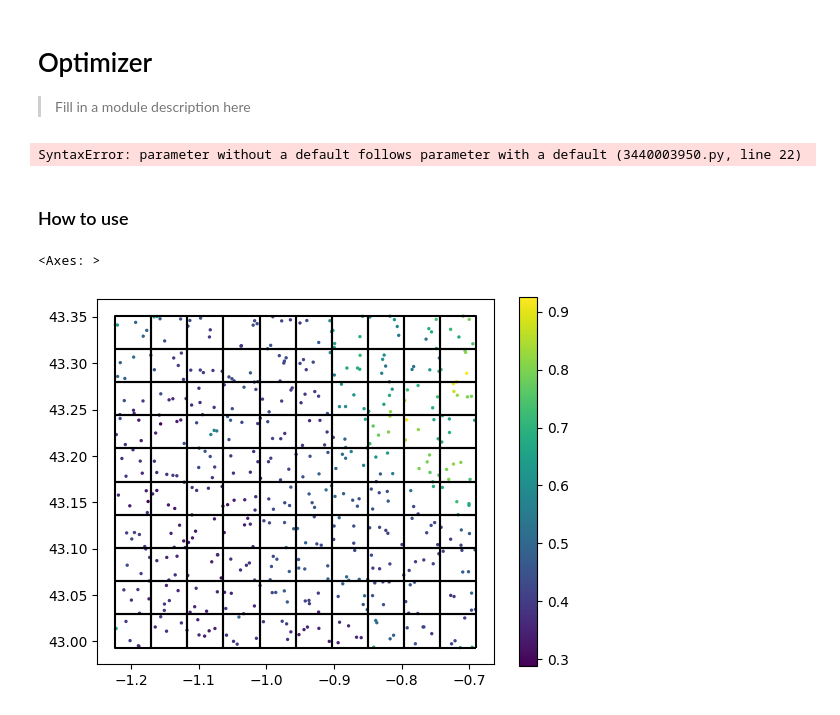
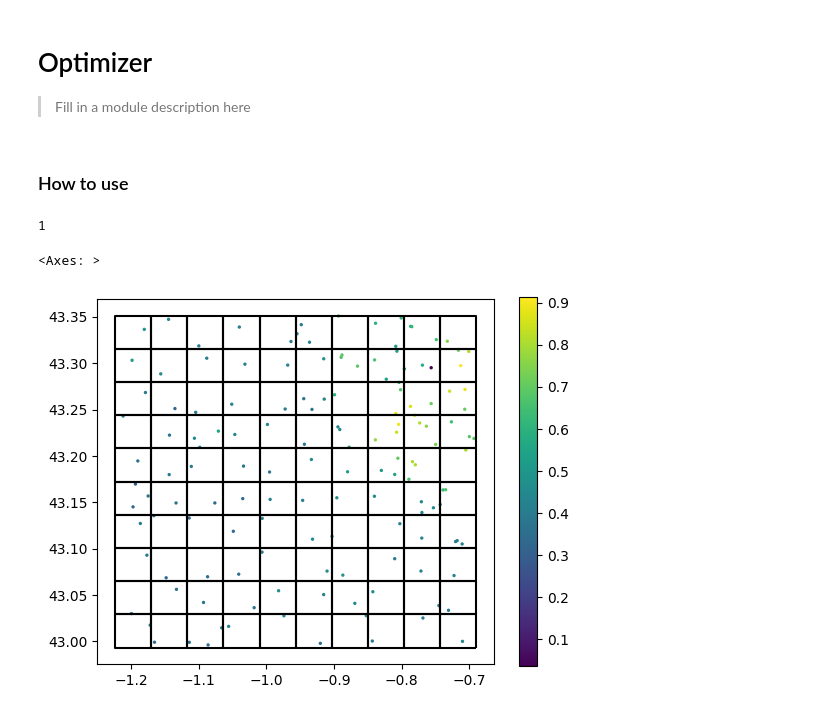
Before and after one commit to franckalbinet/trufl, a Jupyter notebook: nbs/02_optimizer.ipynb, the cells around one changed output. Saved outputs shown, nothing was run; the diff lists cells and outputs as text; code cells hidden in the pictures.

```diff
--- a/nbs/02_optimizer.ipynb
+++ b/nbs/02_optimizer.ipynb
@@ -25,27 +25,33 @@ class Optimizer:
         "Get the metric values for polygon"
         metrics_df = df.groupby('loc_id')['value'].agg(['mean', 'median', 'min', 'max', 'std']).reset_index()
         metrics_df.columns = ['loc_id', 'mean_value', 'median_value', 'min_value', 'max_value', 'std_value']
+        self.metrics = metrics_df
         return metrics_df
 
-    def get_priority_ranking(self, metrics_df):
-        "Get the priority ranking of the polygons based on the internal metrics"
-        pass
-        ranking_df = ranking_df
-        return ranking_df
 
     def get_external_metrics(self, df, window_size:int=1):
         "Get the metric values for the neighborhood around the polygon"
         pass
         return df
 
-    def optimize_sample_number(self, point_budget, initial_n_points, id:int, priority_ranking):
+    def optimize_sample_number(self, point_budget, metrics):
         "Optimize the number of points for polygon (id_name) based on samples in t and the metrics of the polygon and its neighborhood. Return the number of points to sample in t+1."
 
-        proposed_n_points = initial_n_points
+        # greedy approach, sample everywhere but more in areas with higher std
+        proposed_n_points = []
+        loc_ids = metrics['loc_id']
+        print(int(point_budget/len(loc_ids)))
+        avg_proposed_points = int(point_budget/len(loc_ids))
 
-        return proposed_n_points
+        proposed_n_points = []
+        for loc_id in loc_ids:
+            std_value = metrics.loc[metrics['loc_id'] == loc_id, 'std_value'].values[0]
+            if std_value > 0.05:  # adjust the threshold as needed
+                proposed_n_points.append(avg_proposed_points*3)  # increase by 2
+            else:
+                proposed_n_points.append(avg_proposed_points)
+
+        return zip(loc_ids, proposed_n_points)
-# %% [output]
-SyntaxError: parameter without a default follows parameter with a default (3440003950.py, line 22)
 # %%
 #| hide
 import nbdev; nbdev.nbdev_export()
@@ -54,46 +60,46 @@ import nbdev; nbdev.nbdev_export()
 # %%
 
 from trufl.utils import gridder
 from trufl.sampler import Sampler
 import pandas as pd
 
 fname_raster = './files/ground-truth-02-4326-simulated.tif'
+sampler = Sampler(fname_raster)
+
 initial_n_pts = 5
-loc_id = 35
-
+point_budget_t1 = 100
 gdf_grid = gridder(fname_raster, nrows=10, ncols=10)
 
-sampling_locs = gdf_grid.loc[gdf_grid.loc_id == loc_id].sample_points(initial_n_pts)
-
-sampler = Sampler(fname_raster)
-gdf_samples = sampler.sample(sampling_locs)
-
-optimizer = Optimizer(gdf_samples)
-metrics = optimizer.get_internal_metrics(df=gdf_samples)
-ranking = optimizer.get_priority_ranking(metrics)
+loc_ids = gdf_grid.loc_id.values
+loc_planned_t0 = zip(loc_ids, [initial_n_pts]*len(loc_ids))
 
 
-loc_ids = gdf_grid.loc_id.values
-n_planned_list = []
-
-for loc_id in loc_ids:
-    n_planned = optimizer.optimize_sample_number(point_budget=100, initial_n_points=initial_n_pts, id=loc_id, priority_ranking = ranking)
-    n_planned_list.append(n_planned)
-
-loc_planned = zip(loc_ids, n_planned_list)
-# when the number of points for t is known, the number of points for t+1 can be optimized
 samples_t0 = []
-for loc_id, n in loc_planned:
+for loc_id, n in loc_planned_t0:
     sampling_locs = gdf_grid.loc[gdf_grid.loc_id == loc_id].sample_points(n)
     gdf_samples = sampler.sample(sampling_locs)
     samples_t0.append(gdf_samples)
 
-gdf_samples_t = pd.concat(samples_t0)
+gdf_samples_t0 = pd.concat(samples_t0)
+optimizer = Optimizer(gdf_samples_t0)
+metrics = optimizer.get_internal_metrics(df=gdf_samples_t0)
+
+loc_planned = optimizer.optimize_sample_number(point_budget=point_budget_t1, metrics=metrics)
+
+# when the number of points for t is known, the number of points for t+1 can be optimized
+samples_t = []
+for loc_id, n in loc_planned:
+    sampling_locs = gdf_grid.loc[gdf_grid.loc_id == loc_id].sample_points(n)
+    gdf_samples = sampler.sample(sampling_locs)
+    samples_t.append(gdf_samples)
+
+gdf_samples_t = pd.concat(samples_t)
 ax = gdf_samples_t.plot(column='value', s=2, legend=True)
 gdf_grid.boundary.plot(color='black', ax=ax)
 # %% [output]
-<Axes: >
+1
+<Axes: >
-[figure, old version]
+[figure, new version]
 # %%
 import pandas as pd
 import numpy as np
```
